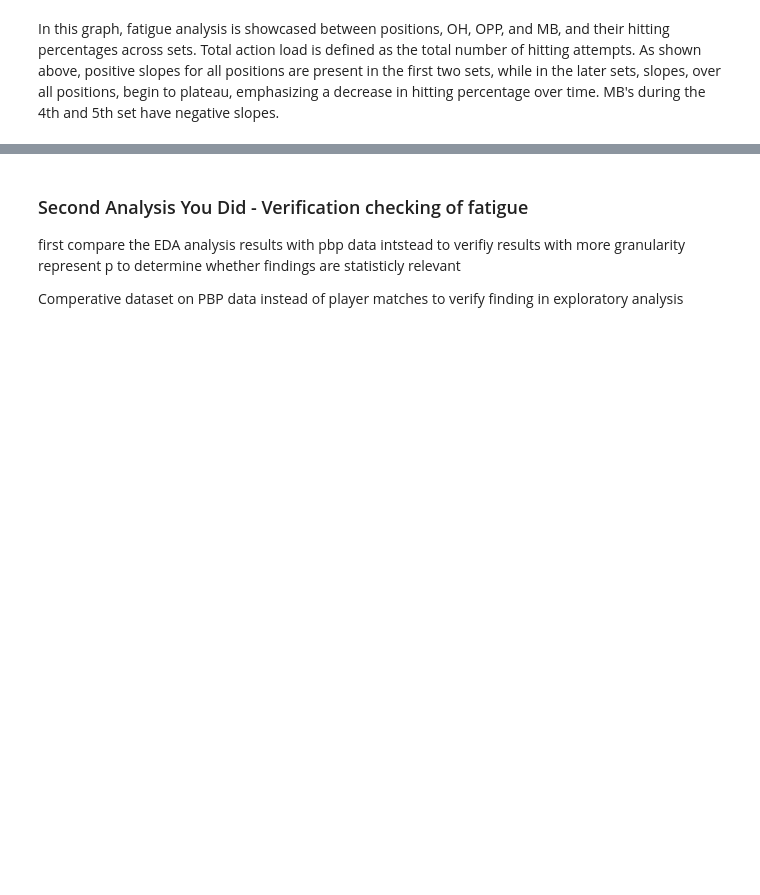
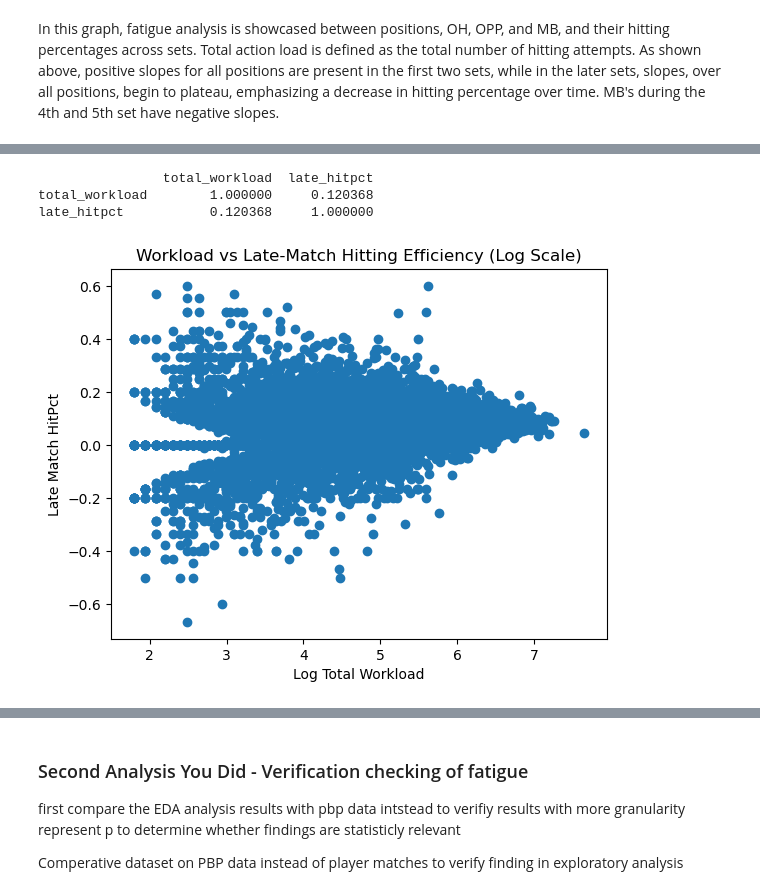
Before and after one commit to COGS108/Group035_WI26, a Jupyter notebook: 03-FinalProject.ipynb, the cells around one changed output, grey strips where cells are left out. Saved outputs shown, nothing was run; the diff lists cells and outputs as text; code cells hidden in the pictures; blank space fills up the shorter version.

```diff
--- a/03-FinalProject.ipynb
+++ b/03-FinalProject.ipynb
@@ -634,0 +917,14 @@ Some more words and stuff.  Remember notebooks work best if you interleave the c
+# %%
+print(late[['total_workload', 'late_hitpct']].corr())
+# %% [output]
+                total_workload  late_hitpct
+total_workload        1.000000     0.120368
+late_hitpct           0.120368     1.000000
+# %%
+plt.scatter(np.log1p(late['total_workload']), late['late_hitpct'])
+plt.xlabel('Log Total Workload')
+plt.ylabel('Late Match HitPct')
+plt.title('Workload vs Late-Match Hitting Efficiency (Log Scale)')
+plt.show()
+# %% [output]
+[figure, added]
```
Also changed, not shown: parts of 12 cells of this notebook.
